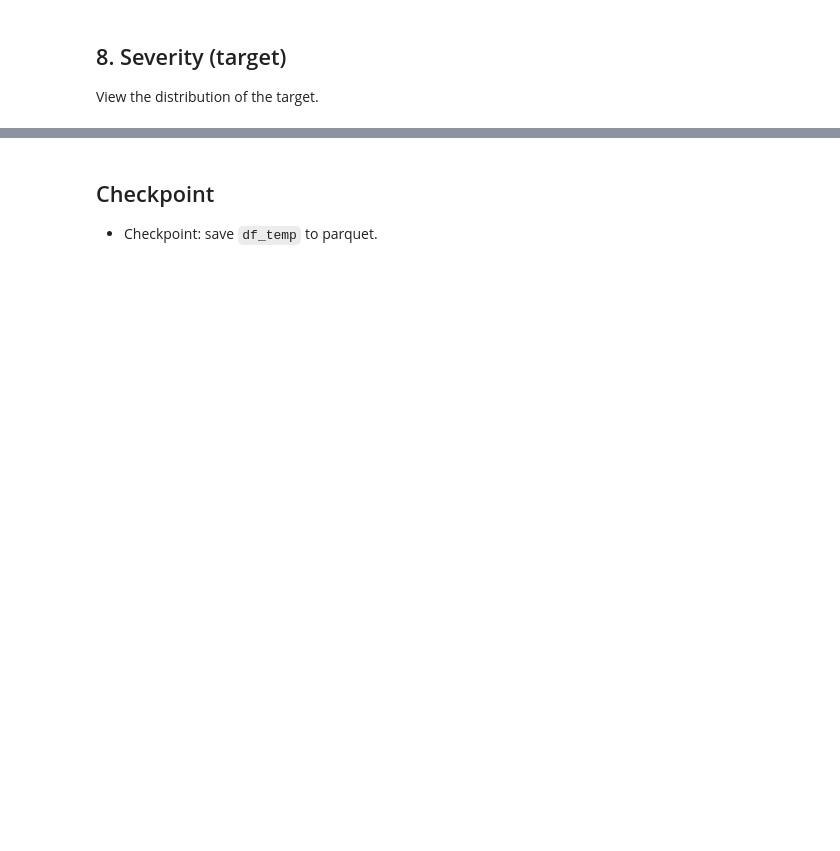
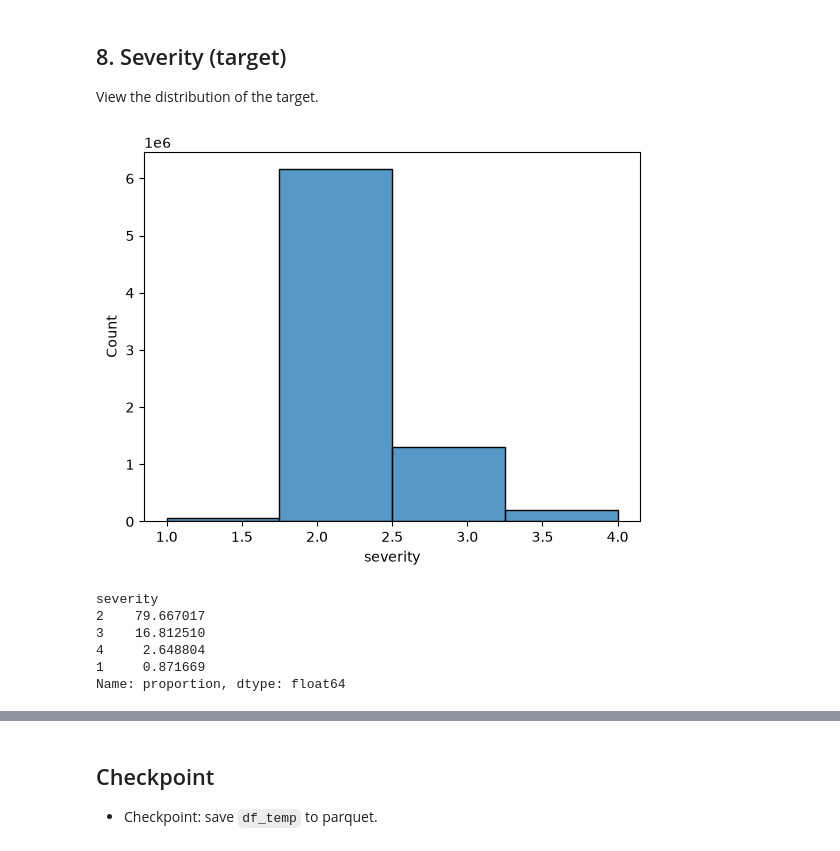
Before and after one commit to jag5m33/py_acc, a Jupyter notebook: pypharm_eda/notebooks/eda.ipynb, the cells around one changed output, grey strips where cells are left out. Saved outputs shown, nothing was run; the diff lists cells and outputs as text; code cells hidden in the pictures; blank space fills up the shorter version.

```diff
--- a/pypharm_eda/notebooks/eda.ipynb
+++ b/pypharm_eda/notebooks/eda.ipynb
@@ -850,28 +856,18 @@ df_temp.drop(columns=['zipcode'], inplace = True)
 - A dictionary standardises the abbreviations; unmatched rows become 'Local/Other'.
 - `.str.title()` makes the matches line up with the dictionary keys (e.g. 'st' → 'St').
 # %%
-import re
+def street_type_shift(df, column_name='street'):
+    s = df[column_name].str.lower()
 
-def street_type_shift(df_temp, column_name='street'):
+    conditions = [
+        s.isna(),
+        s.str.contains(r'\bi-|\binterstate\b', na=False),
+        s.str.contains(r'\bus\b', na=False),
+        s.str.contains(r'\b(?:fwy|freeway|expy|expressway|pkwy|parkway|tpke|turnpike|tollway)\b', na=False),
+        s.str.contains(r'\b(?:hwy|highway|route|rte|sr)\b|\b[a-z]{2}-\d', na=False),
+        s.str.contains(r'\b(?:st|street|ave|avenue|rd|road|blvd|boulevard|ln|lane|dr|drive|way|ct|court|pl|place|cir|circle|ter|trl)\b', na=False),
+    ]
+    labels = ['Unknown', 'Interstate', 'US Highway', 'Freeway', 'State Highway', 'Local']
 
-    pattern = r'(^I-|^US-|St|Ave|Blvd|Rd|Hwy|Avenue|Highway|Road|Pkwy|Ln|Dr)'
-
-    raw_extracted = df_temp[column_name].str.extract(pattern, expand=False, flags=re.IGNORECASE)
-
-    standard_map = {
-        'I-': 'Interstate',
-        'US-': 'US Highway',
-        'St': 'Street', 'Avenue': 'Street',
-        'Ave': 'Avenue', 'Avenue': 'Avenue',
-        'Blvd': 'Boulevard',
-        'Rd': 'Road', 'Road': 'Road',
-        'Hwy': 'Highway', 'Highway': 'Highway',
-        'Pkwy': 'Parkway',
-        'Ln': 'Lane',
-        'Dr': 'Drive'
-    }
-
-    df_temp['street_Type'] = raw_extracted.str.title().map(standard_map).fillna('Local/Other')
-
-    return df_temp[column_name]
+    return pd.Series(np.select(conditions, labels, default='Other'), index=df.index)
 # %%
@@ -884,5 +889,17 @@ KeyError: 'Street'
 
 View the distribution of the target.
 # %%
-sns.barplot(df_temp.severity, bins = 4)
+df_temp.severity.astype('category')
+sns.histplot(x = df_temp.severity, bins= 4)
 plt.show()
+# %% [output]
+[figure, added]
+# %%
+df_temp.severity.value_counts(normalize = True, dropna = False)*100
+# %% [output]
+severity
+2    79.667017
+3    16.812510
+4     2.648804
+1     0.871669
+Name: proportion, dtype: float64
```
Also changed, not shown: parts of 109 cells of this notebook, 2 other files.
